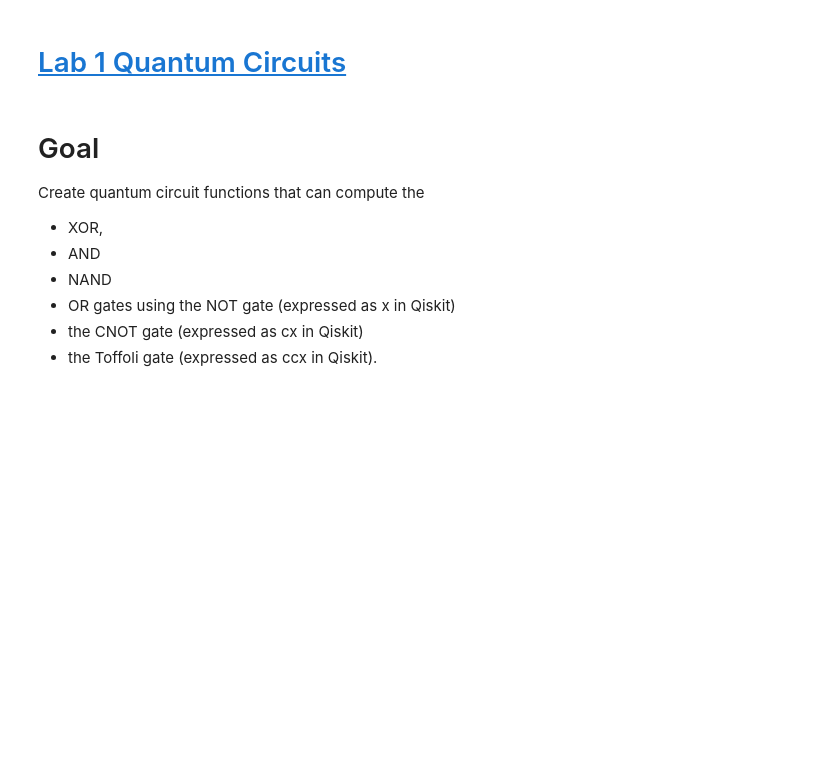
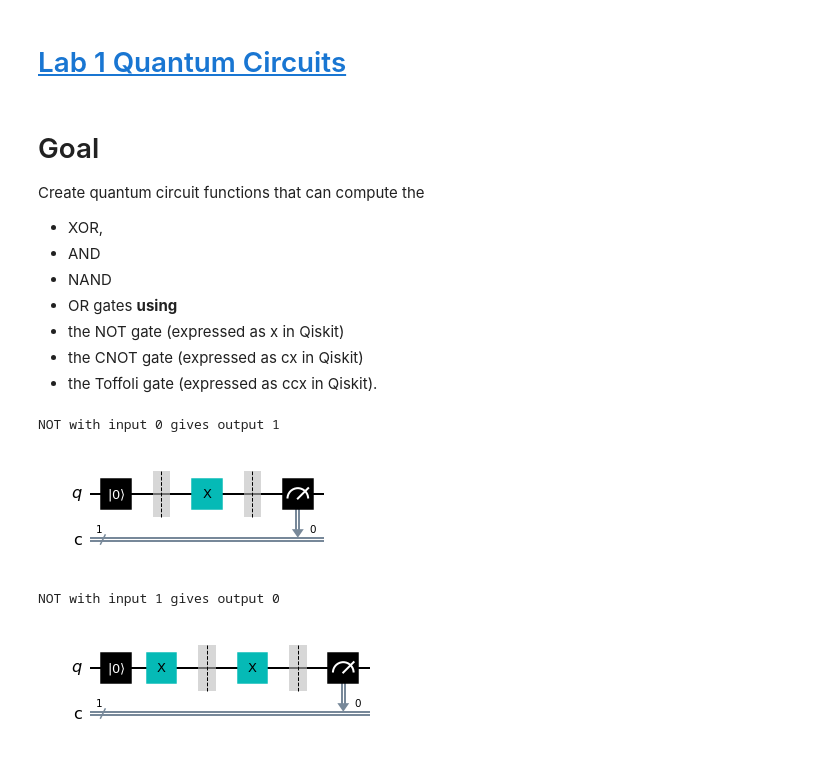
Before and after one commit to shhesterka04/q_prj, a Jupyter notebook: qiskit_lab1.ipynb, the cells around one changed output. Saved outputs shown, nothing was run; the diff lists cells and outputs as text; code cells hidden in the pictures; blank space fills up the shorter version.

```diff
--- a/qiskit_lab1.ipynb
+++ b/qiskit_lab1.ipynb
@@ -18,7 +18,9 @@ Create quantum circuit functions that can compute the
 - XOR,
 - AND
 - NAND
-- OR gates using the NOT gate (expressed as x in Qiskit)
+- OR gates
+**using**
+- the NOT gate (expressed as x in Qiskit)
 - the CNOT gate (expressed as cx in Qiskit)
 - the Toffoli gate (expressed as ccx in Qiskit).
 # %%
@@ -31,5 +33,33 @@ def NOT(inp):
   qc = QuantumCircuit(1,1) # 1 кубит и 1 бит
   qc.reset(0)
 
+  # По умолчанию у нас стоит 0, если мы получаем на ввод не ноль, то состояние
+  # Нужно инвертировать
   if inp == "1":
     qc.x(0)
+
+  qc.barrier()
+  qc.x(0) # Реализуем сам NOT
+  qc.barrier()
+
+  # Измерение кубита
+  qc.measure(0,0)
+  qc.draw("mpl")
+
+  backend = Aer.get_backend("aer_simulator")
+  job = backend.run(qc, shorts = 1, memory = True)
+  output = job.result().get_memory()[0]
+
+  return qc,output
+# %%
+# Тест
+for inp in ['0', '1']:
+  qc, out = NOT(inp)
+  print('NOT with input',inp,'gives output',out)
+  display(qc.draw('mpl'))
+  print('\n')
+# %% [output]
+NOT with input 0 gives output 1
+[figure, added]
+NOT with input 1 gives output 0
+[figure, added]
```
Also changed, not shown: parts of 29 cells of this notebook.
